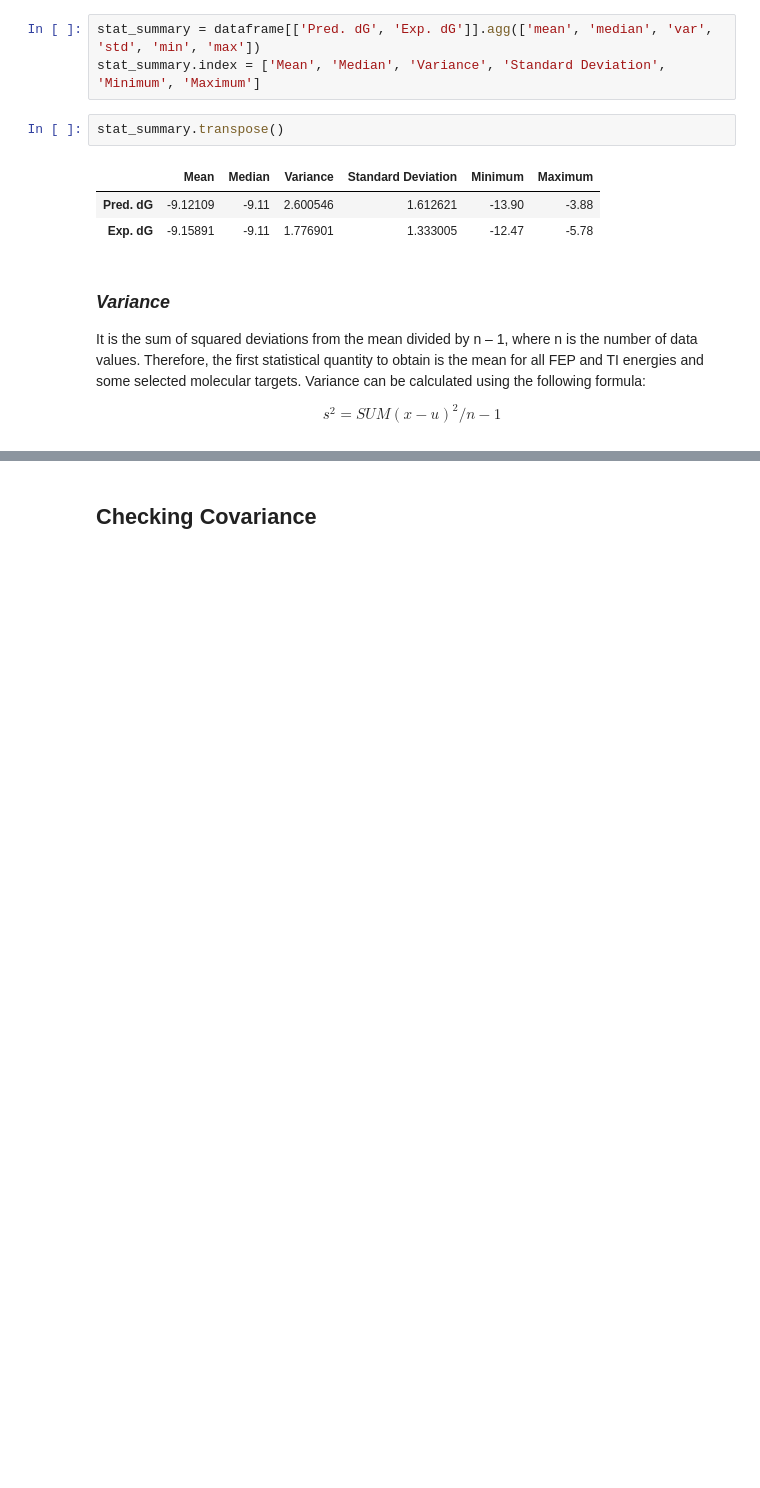
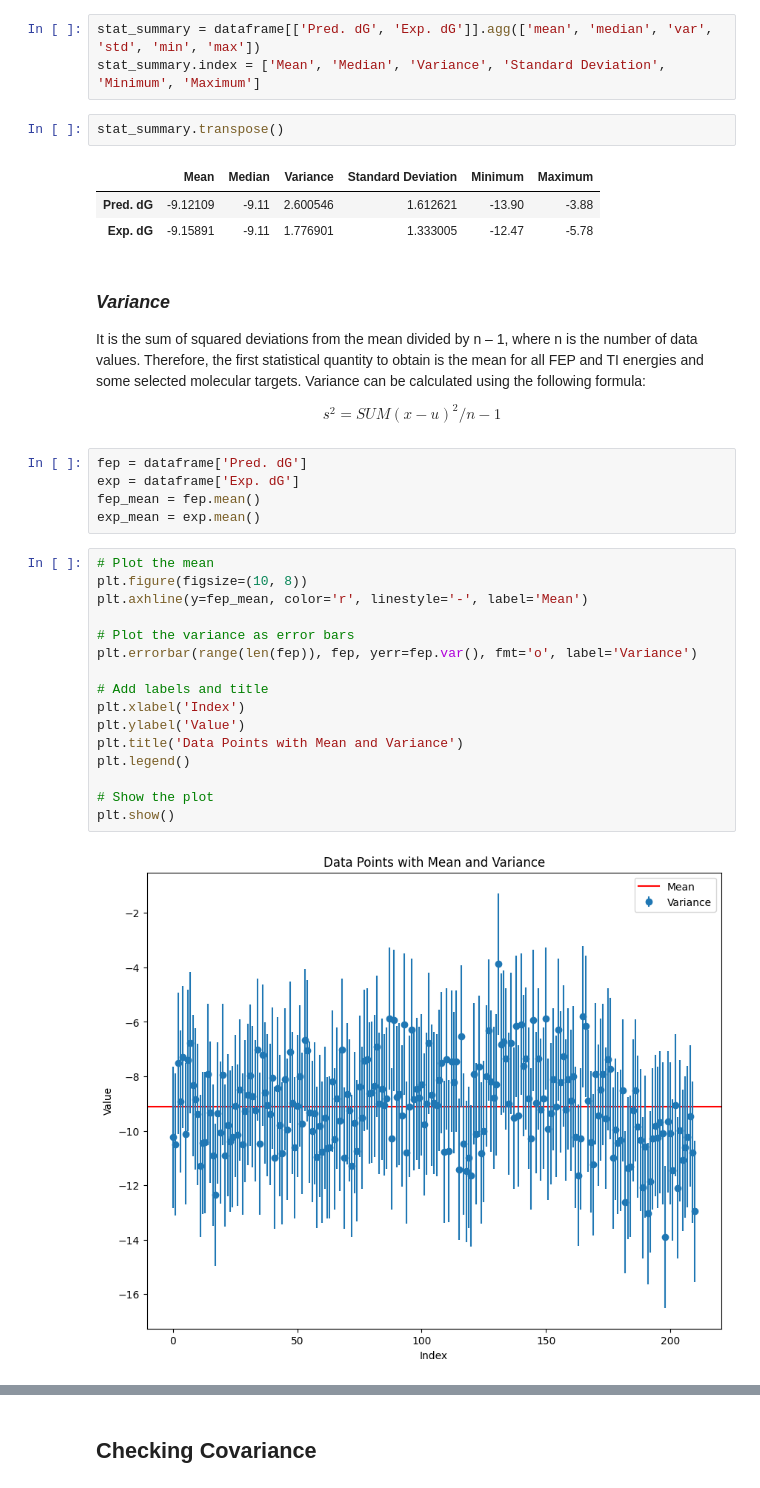
Before and after one commit to Jans-AIML/AML-1213-Term-Project, a Jupyter notebook: Sprint 1/data_analysis_variance.ipynb, the cells around one changed output, grey strips where cells are left out. Cells and saved outputs as stored; diff of their text form; blank space fills up the shorter version.

Commit message:
Data analysis (Variance and Missing Values) Variance Graph Added, Evaluation Analysis Added

```diff
--- a/Sprint 1/data_analysis_variance.ipynb
+++ b/Sprint 1/data_analysis_variance.ipynb
@@ -106,3 +106,26 @@ Variance can be calculated using the following formula:
 $$
  s^2 = SUM(x- u)^2 / n - 1
 $$
+# %%
+fep = dataframe['Pred. dG']
+exp = dataframe['Exp. dG']
+fep_mean = fep.mean()
+exp_mean = exp.mean()
+# %%
+# Plot the mean
+plt.figure(figsize=(10, 8))
+plt.axhline(y=fep_mean, color='r', linestyle='-', label='Mean')
+
+# Plot the variance as error bars
+plt.errorbar(range(len(fep)), fep, yerr=fep.var(), fmt='o', label='Variance')
+
+# Add labels and title
+plt.xlabel('Index')
+plt.ylabel('Value')
+plt.title('Data Points with Mean and Variance')
+plt.legend()
+
+# Show the plot
+plt.show()
+# %% [output]
+[figure, added]
```
Also changed, not shown: parts of 5 cells of this notebook.
